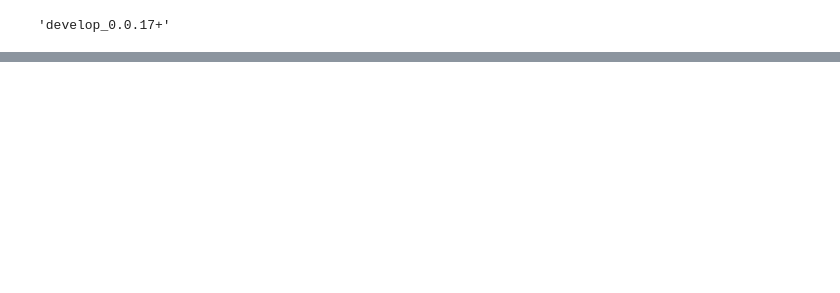
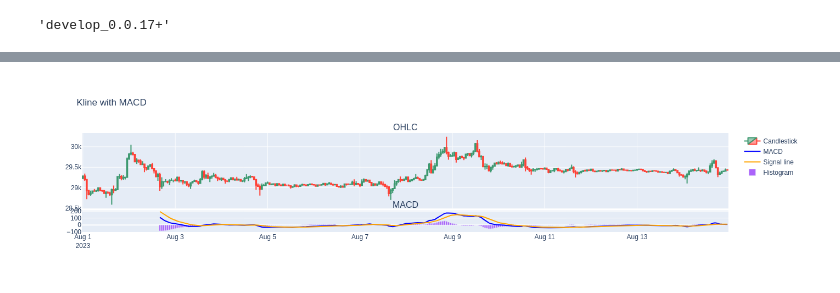
Before and after one commit to BullionBear/crypto-backtest, a Jupyter notebook: notebooks/4_macd_strategy.ipynb, the cells around one changed output, grey strips where cells are left out. Cells and saved outputs as stored; diff of their text form; code cells hidden in the pictures; blank space fills up the shorter version.

```diff
--- a/notebooks/4_macd_strategy.ipynb
+++ b/notebooks/4_macd_strategy.ipynb
@@ -42,12 +42,4 @@ market = KLineMarket(kline_iterator)
 # %%
-from backtest.components.core import SMAFiltration
-
-fast_div = SMAFiltration(5)
-slow_div = SMAFiltration(10)
-for _ in range(10 + 1):
-    if market.is_kline():
-        kline = market.get_kline()
-        fast_div.put(kline)
-        slow_div.put(kline)
-print(f"fast_div = {fast_div.get()}, slow_div = {slow_div.get()}")
+df = kline_iterator.to_dataframe()
+df.head()
 # %% [output]
@@ -54,0 +73,43 @@ TypeError: Argument 'real' has incorrect type (expected numpy.ndarray, got list)
+# %%
+import pandas as pd
+
+# Convert 'open_time' from Linux timestamp to datetime
+df['date'] = pd.to_datetime(df['open_time']/1000, unit='ms')
+df['macd'], df['macdsignal'], df['macdhist'] = talib.MACD(df['close'], fastperiod=10, slowperiod=40, signalperiod=9)
+# %%
+import pandas as pd
+import plotly.graph_objects as go
+from plotly.subplots import make_subplots
+import talib
+
+# Sample DataFrame 'df' creation skipped for brevity
+
+# Convert Unix timestamps to datetime
+df['date'] = pd.to_datetime(df['open_time'], unit='ms')
+
+# Calculate MACD
+macd, macdsignal, macdhist = talib.MACD(df['close'], fastperiod=16, slowperiod=32, signalperiod=10)
+
+# Create subplots: one for the candlestick chart, another for the MACD
+fig = make_subplots(rows=2, cols=1, shared_xaxes=True, vertical_spacing=0.02, subplot_titles=('OHLC', 'MACD'), row_width=[0.2, 0.7])
+
+# Add the candlestick plot
+fig.add_trace(go.Candlestick(x=df['date'],
+                open=df['open'],
+                high=df['high'],
+                low=df['low'],
+                close=df['close'],
+                name="Candlestick"), row=1, col=1)
+
+# Add MACD lines
+fig.add_trace(go.Scatter(x=df['date'], y=macd, line=dict(width=2, color='blue'), name='MACD'), row=2, col=1)
+fig.add_trace(go.Scatter(x=df['date'], y=macdsignal, line=dict(width=2, color='orange'), name='Signal line'), row=2, col=1)
+
+# Add MACD histogram (difference between MACD and signal)
+fig.add_trace(go.Bar(x=df['date'], y=macdhist, name='Histogram'), row=2, col=1)
+
+# Update layout
+fig.update_layout(title_text="Kline with MACD", xaxis_rangeslider_visible=False)
+fig.show()
+# %% [output]
+[figure, added]
```
Also changed, not shown: parts of 15 cells of this notebook.
